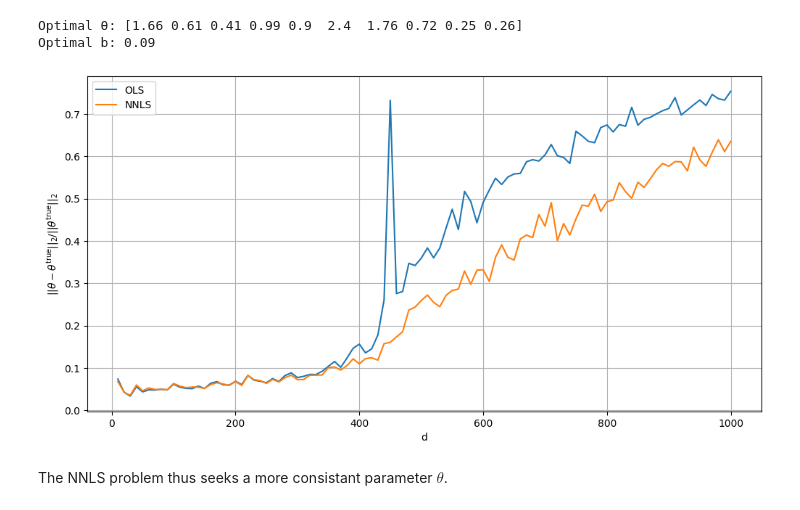
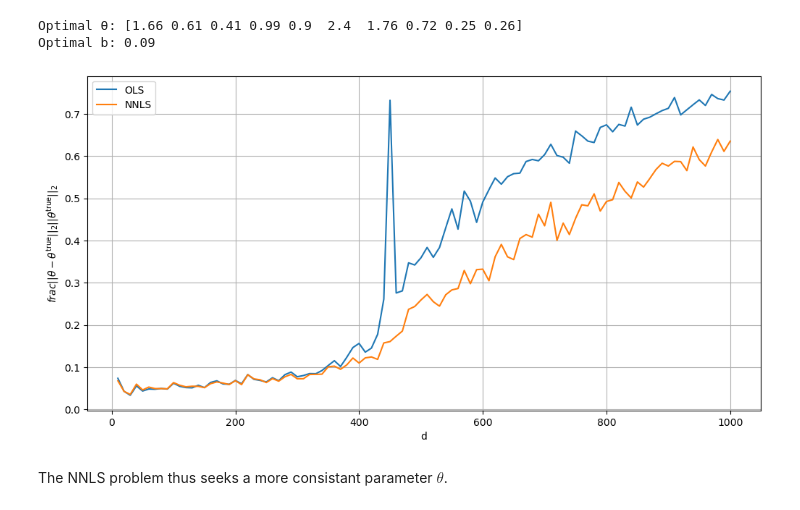
Before and after one commit to MIE424-2023/lab6-cvxpy, a Jupyter notebook: Lab 6.ipynb, the cells around one changed output. Drawn from its saved outputs; the diff is of its cells as text; code cells hidden in the pictures.

```diff
--- a/Lab 6.ipynb
+++ b/Lab 6.ipynb
@@ -393,14 +393,14 @@ for i, d in tqdm(enumerate(d_vals)):
 # %%
 plt.figure(figsize=(12,6))
 plt.plot(d_vals, lsq_data, label="OLS")
 plt.plot(d_vals, nnls_data, label="NNLS")
-plt.ylabel(r"$||\theta - \theta^\mathrm{true} ||_2/ ||\theta^\mathrm{true} ||_2$")
+plt.ylabel(r"$frac||{\theta - \theta^\mathrm{true} ||_2}{||\theta^\mathrm{true} ||_2}$")
 plt.xlabel("d")
 plt.grid()
 plt.legend()
 plt.show()
 # %% [output]
-[figure, old version]
+[figure, new version]
 # %% [markdown]
 The NNLS problem thus seeks a more consistant parameter $\theta$.
 # %% [markdown]
```
Also changed, not shown: parts of 1 cell of this notebook.
